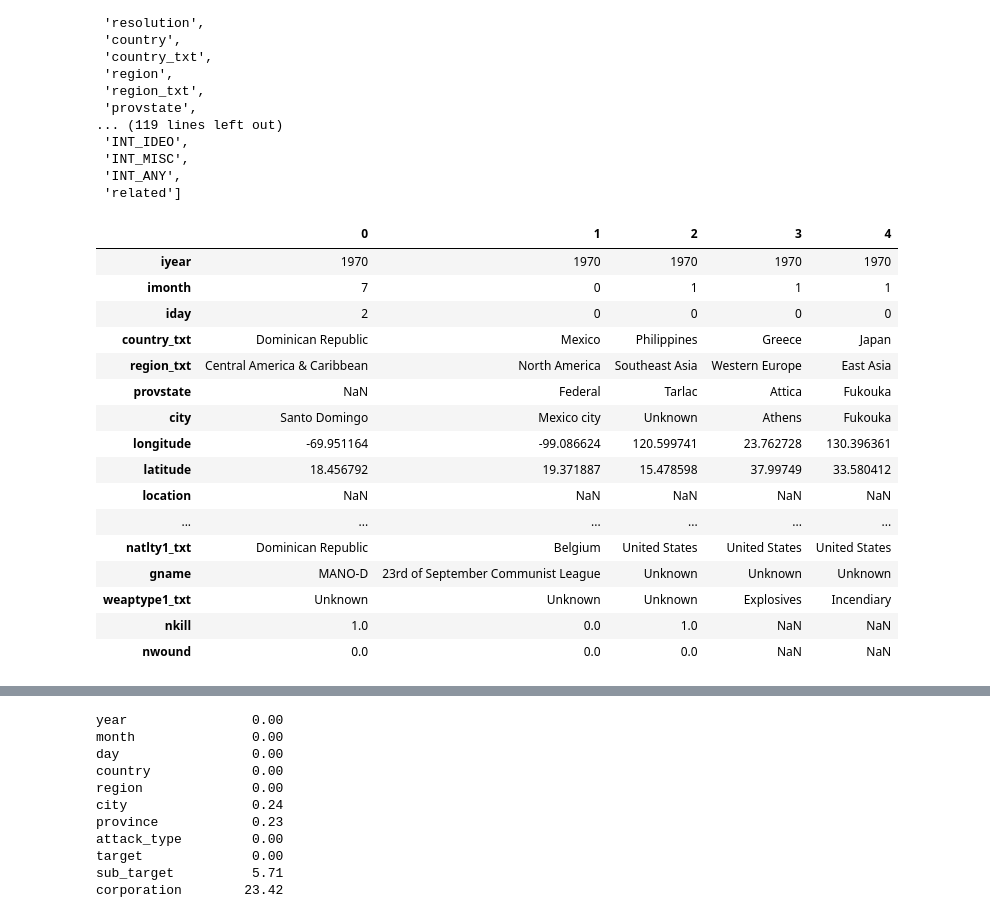
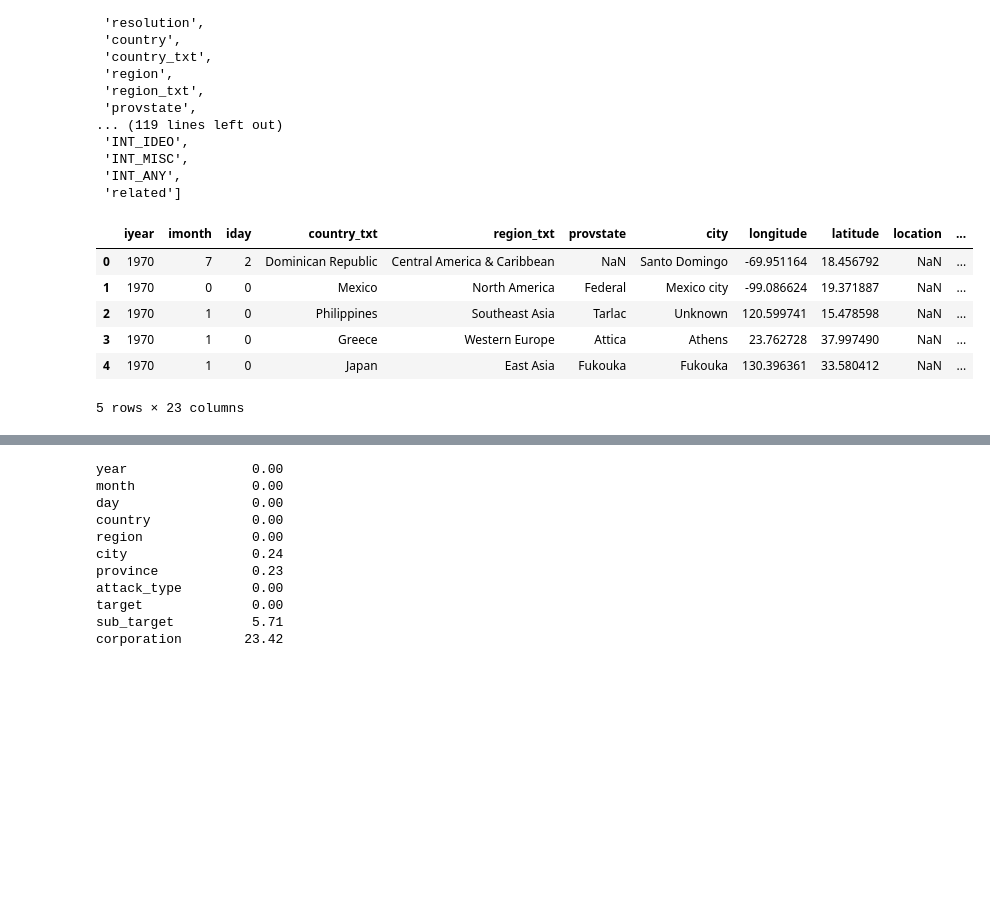
Before and after one commit to Anupa-123/GTD-Data-Analysis, a Jupyter notebook: Global_Terrorism_Project.ipynb, the cells around one changed output, grey strips where cells are left out. Cells and saved outputs as stored; diff of their text form; code cells hidden in the pictures; blank space fills up the shorter version.

```diff
--- a/Global_Terrorism_Project.ipynb
+++ b/Global_Terrorism_Project.ipynb
@@ -75,22 +75,12 @@ column_list = ['iyear','imonth','iday','country_txt','region_txt','provstate','c
 # %%
 df = df[column_list]
 # %%
-df.head().T
+df.head()
 # %% [output]
-|  | 0 | 1 | 2 | 3 | 4 |
-| iyear | 1970 | 1970 | 1970 | 1970 | 1970 |
-| imonth | 7 | 0 | 1 | 1 | 1 |
-| iday | 2 | 0 | 0 | 0 | 0 |
-| country_txt | Dominican Republic | Mexico | Philippines | Greece | Japan |
-| region_txt | Central America & Caribbean | North America | Southeast Asia | Western Europe | East Asia |
-| provstate | NaN | Federal | Tarlac | Attica | Fukouka |
-| city | Santo Domingo | Mexico city | Unknown | Athens | Fukouka |
-| longitude | -69.951164 | -99.086624 | 120.599741 | 23.762728 | 130.396361 |
-| latitude | 18.456792 | 19.371887 | 15.478598 | 37.99749 | 33.580412 |
-| location | NaN | NaN | NaN | NaN | NaN |
-| ... | ... | ... | ... | ... | ... |
-| natlty1_txt | Dominican Republic | Belgium | United States | United States | United States |
-| gname | MANO-D | 23rd of September Communist League | Unknown | Unknown | Unknown |
-| weaptype1_txt | Unknown | Unknown | Unknown | Explosives | Incendiary |
-| nkill | 1.0 | 0.0 | 1.0 | NaN | NaN |
-| nwound | 0.0 | 0.0 | 0.0 | NaN | NaN |
+|  | iyear | imonth | iday | country_txt | region_txt | provstate | city | longitude | latitude | location | ... |
+| 0 | 1970 | 7 | 2 | Dominican Republic | Central America & Caribbean | NaN | Santo Domingo | -69.951164 | 18.456792 | NaN | ... |
+| 1 | 1970 | 0 | 0 | Mexico | North America | Federal | Mexico city | -99.086624 | 19.371887 | NaN | ... |
+| 2 | 1970 | 1 | 0 | Philippines | Southeast Asia | Tarlac | Unknown | 120.599741 | 15.478598 | NaN | ... |
+| 3 | 1970 | 1 | 0 | Greece | Western Europe | Attica | Athens | 23.762728 | 37.997490 | NaN | ... |
+| 4 | 1970 | 1 | 0 | Japan | East Asia | Fukouka | Fukouka | 130.396361 | 33.580412 | NaN | ... |
+5 rows × 23 columns
```
Also changed, not shown: parts of 5 cells of this notebook.
